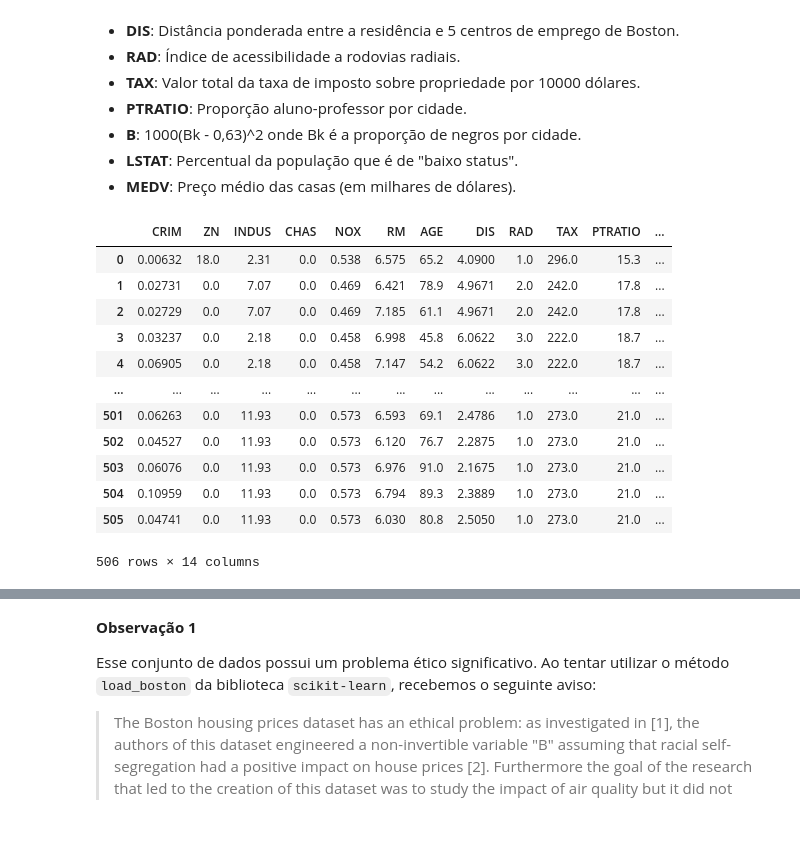
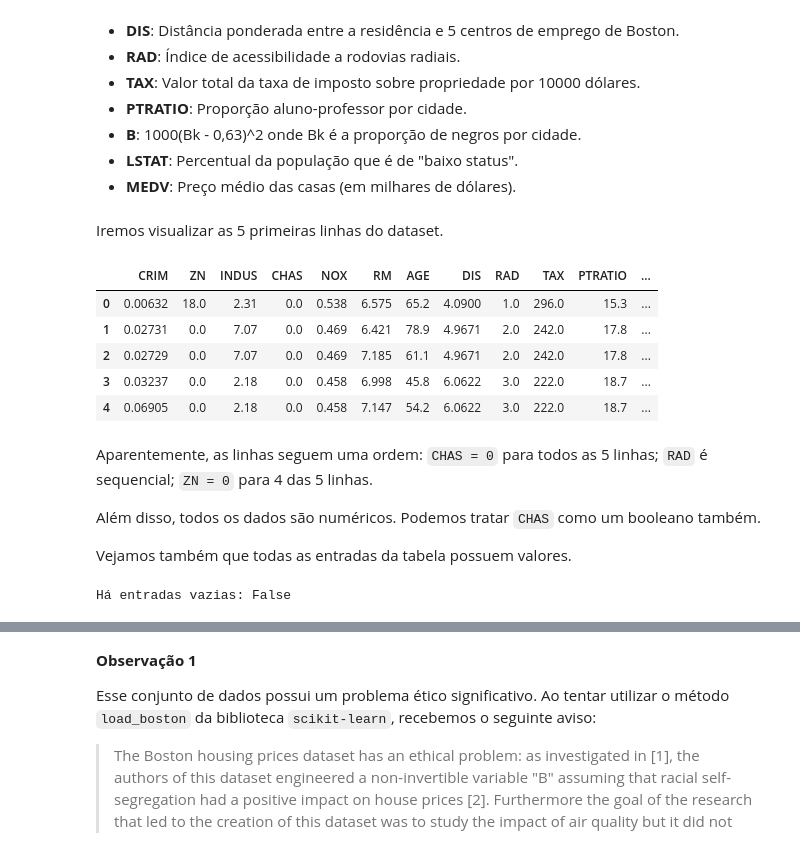
Before and after one commit to amandatz/boston-housing, a Jupyter notebook: solution.ipynb, the cells around one changed output, grey strips where cells are left out. Drawn from its saved outputs; the diff is of its cells as text; code cells hidden in the pictures.

Commit message:
added description to dataset

```diff
--- a/solution.ipynb
+++ b/solution.ipynb
@@ -74,19 +74,24 @@ As colunas do conjunto são:
 - **B**: 1000(Bk - 0,63)^2 onde Bk é a proporção de negros por cidade.
 - **LSTAT**: Percentual da população que é de "baixo status".
 - **MEDV**: Preço médio das casas (em milhares de dólares).
+# %% [markdown]
+Iremos visualizar as 5 primeiras linhas do dataset.
 # %%
-housing
+housing.head()
 # %% [output]
 |  | CRIM | ZN | INDUS | CHAS | NOX | RM | AGE | DIS | RAD | TAX | PTRATIO | ... |
 | 0 | 0.00632 | 18.0 | 2.31 | 0.0 | 0.538 | 6.575 | 65.2 | 4.0900 | 1.0 | 296.0 | 15.3 | ... |
 | 1 | 0.02731 | 0.0 | 7.07 | 0.0 | 0.469 | 6.421 | 78.9 | 4.9671 | 2.0 | 242.0 | 17.8 | ... |
 | 2 | 0.02729 | 0.0 | 7.07 | 0.0 | 0.469 | 7.185 | 61.1 | 4.9671 | 2.0 | 242.0 | 17.8 | ... |
 | 3 | 0.03237 | 0.0 | 2.18 | 0.0 | 0.458 | 6.998 | 45.8 | 6.0622 | 3.0 | 222.0 | 18.7 | ... |
 | 4 | 0.06905 | 0.0 | 2.18 | 0.0 | 0.458 | 7.147 | 54.2 | 6.0622 | 3.0 | 222.0 | 18.7 | ... |
-| ... | ... | ... | ... | ... | ... | ... | ... | ... | ... | ... | ... | ... |
-| 501 | 0.06263 | 0.0 | 11.93 | 0.0 | 0.573 | 6.593 | 69.1 | 2.4786 | 1.0 | 273.0 | 21.0 | ... |
-| 502 | 0.04527 | 0.0 | 11.93 | 0.0 | 0.573 | 6.120 | 76.7 | 2.2875 | 1.0 | 273.0 | 21.0 | ... |
-| 503 | 0.06076 | 0.0 | 11.93 | 0.0 | 0.573 | 6.976 | 91.0 | 2.1675 | 1.0 | 273.0 | 21.0 | ... |
-| 504 | 0.10959 | 0.0 | 11.93 | 0.0 | 0.573 | 6.794 | 89.3 | 2.3889 | 1.0 | 273.0 | 21.0 | ... |
-| 505 | 0.04741 | 0.0 | 11.93 | 0.0 | 0.573 | 6.030 | 80.8 | 2.5050 | 1.0 | 273.0 | 21.0 | ... |
-506 rows × 14 columns
+# %% [markdown]
+Aparentemente, as linhas seguem uma ordem: `CHAS = 0` para todos as 5 linhas; `RAD` é sequencial; `ZN = 0` para 4 das 5 linhas.
+
+Além disso, todos os dados são numéricos. Podemos tratar `CHAS` como um booleano também.
+
+Vejamos também que todas as entradas da tabela possuem valores.
+# %%
+print('Há entradas vazias:',housing.isnull().any().any())
+# %% [output]
+Há entradas vazias: False
```
Also changed, not shown: parts of 4 cells of this notebook.
